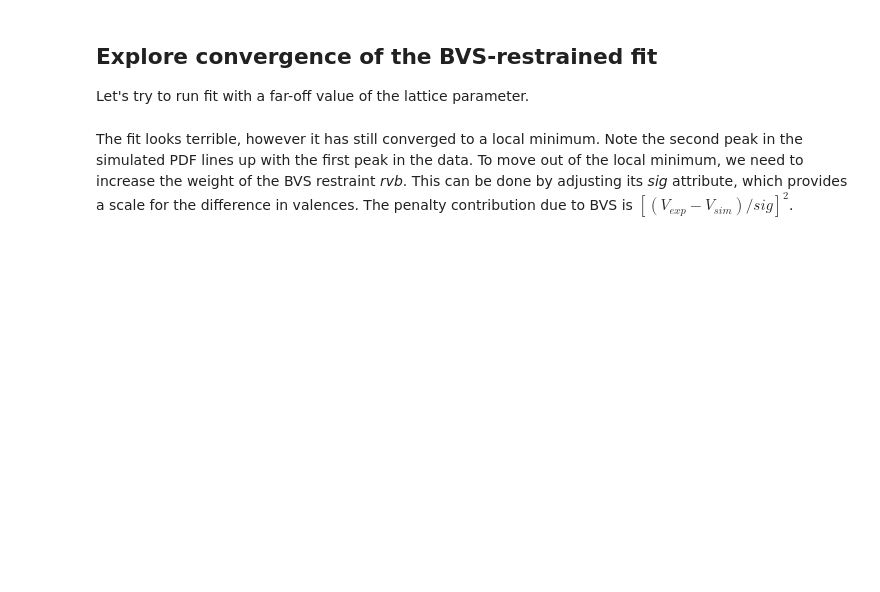
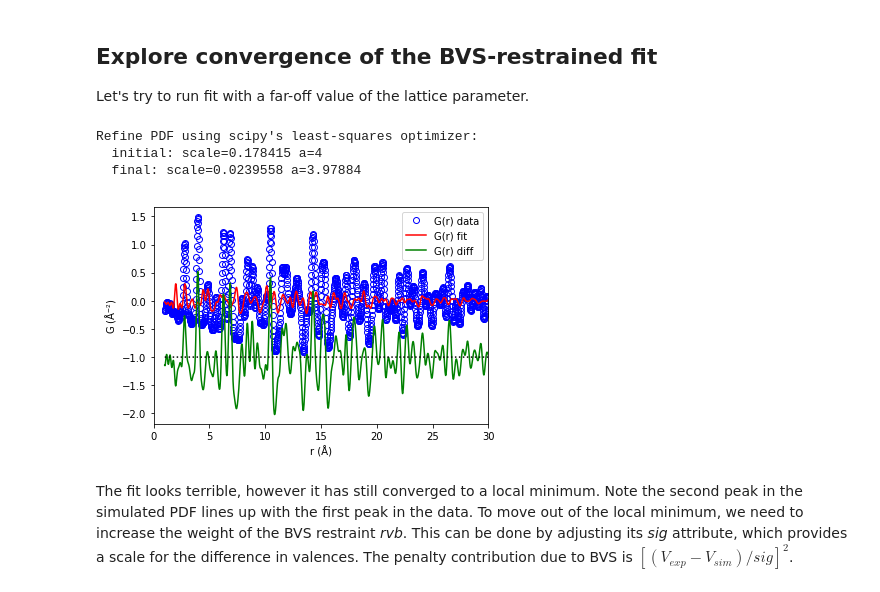
Before and after one commit to diffpy/add2019-diffpy-cmi, a Jupyter notebook: 05-Fit-NaCl-BVS-restraint.ipynb, the cells around one changed output. Saved outputs shown, nothing was run; the diff lists cells and outputs as text; code cells hidden in the pictures; blank space fills up the shorter version.

```diff
--- a/05-Fit-NaCl-BVS-restraint.ipynb
+++ b/05-Fit-NaCl-BVS-restraint.ipynb
@@ -125,10 +150,15 @@ print(results)
 
 Let's try to run fit with a far-off value of the lattice parameter.
 # %%
-thefit.fix('delta2', 'U11_0', 'U11_4', 'qdamp')
+thefit.fix('delta2', 'Uiso_0', 'Uiso_4', 'qdamp')
 thefit.a = 4
 chattyfit()
 plotthefit()
+# %% [output]
+Refine PDF using scipy's least-squares optimizer:
+  initial: scale=0.178415 a=4
+  final: scale=0.0239558 a=3.97884
+[figure, added]
 # %% [markdown]
 The fit looks terrible, however it has still converged to a local minimum.  Note the second peak in the simulated PDF lines up with the first peak in the data.  To move out of the local minimum, we need to increase the weight of the BVS restraint *rvb*.  This can be done by adjusting its *sig* attribute, which provides a scale for the difference in valences.  The penalty contribution due to BVS is $[(V_{exp} - V_{sim}) / sig]^2$.
 # %%
```
Also changed, not shown: parts of 5 cells of this notebook, 5 other files.
